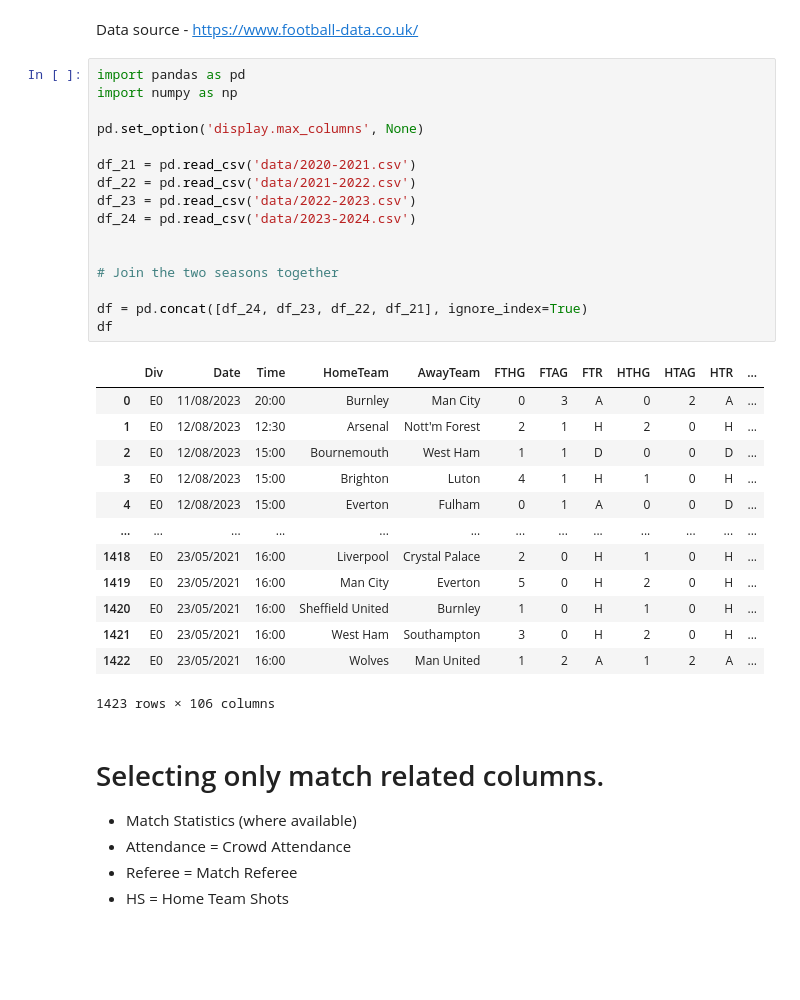
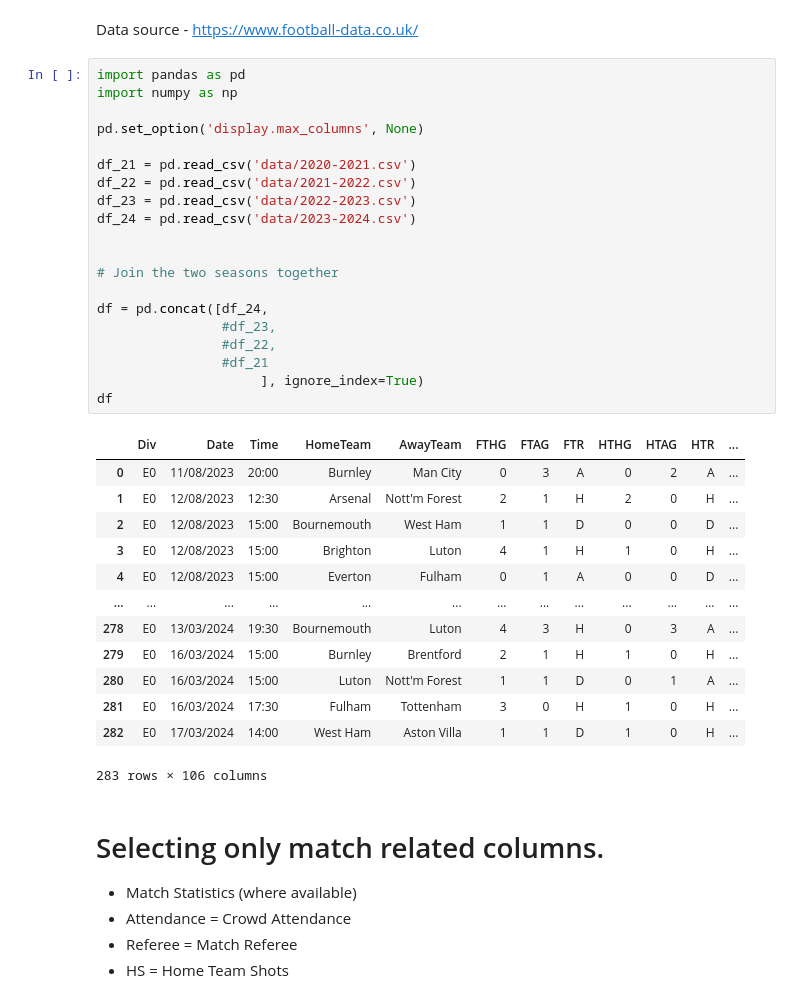
Before and after one commit to adilsaid64/bayesian-football-match-prediction, a Jupyter notebook: data-prep.ipynb, the cells around one changed output. Drawn from its saved outputs; the diff is of its cells as text; blank space fills up the shorter version.

```diff
--- a/data-prep.ipynb
+++ b/data-prep.ipynb
@@ -3,33 +3,37 @@ Data source - https://www.football-data.co.uk/
 # %%
 import pandas as pd
 import numpy as np
 
 pd.set_option('display.max_columns', None)
 
 df_21 = pd.read_csv('data/2020-2021.csv')
 df_22 = pd.read_csv('data/2021-2022.csv')
 df_23 = pd.read_csv('data/2022-2023.csv')
 df_24 = pd.read_csv('data/2023-2024.csv')
 
 
 # Join the two seasons together
 
-df = pd.concat([df_24, df_23, df_22, df_21], ignore_index=True)
+df = pd.concat([df_24,
+                #df_23,
+                #df_22,
+                #df_21
+                     ], ignore_index=True)
 df
 # %% [output]
 |  | Div | Date | Time | HomeTeam | AwayTeam | FTHG | FTAG | FTR | HTHG | HTAG | HTR | ... |
 | 0 | E0 | 11/08/2023 | 20:00 | Burnley | Man City | 0 | 3 | A | 0 | 2 | A | ... |
 | 1 | E0 | 12/08/2023 | 12:30 | Arsenal | Nott'm Forest | 2 | 1 | H | 2 | 0 | H | ... |
 | 2 | E0 | 12/08/2023 | 15:00 | Bournemouth | West Ham | 1 | 1 | D | 0 | 0 | D | ... |
 | 3 | E0 | 12/08/2023 | 15:00 | Brighton | Luton | 4 | 1 | H | 1 | 0 | H | ... |
 | 4 | E0 | 12/08/2023 | 15:00 | Everton | Fulham | 0 | 1 | A | 0 | 0 | D | ... |
 | ... | ... | ... | ... | ... | ... | ... | ... | ... | ... | ... | ... | ... |
-| 1418 | E0 | 23/05/2021 | 16:00 | Liverpool | Crystal Palace | 2 | 0 | H | 1 | 0 | H | ... |
-| 1419 | E0 | 23/05/2021 | 16:00 | Man City | Everton | 5 | 0 | H | 2 | 0 | H | ... |
-| 1420 | E0 | 23/05/2021 | 16:00 | Sheffield United | Burnley | 1 | 0 | H | 1 | 0 | H | ... |
-| 1421 | E0 | 23/05/2021 | 16:00 | West Ham | Southampton | 3 | 0 | H | 2 | 0 | H | ... |
-| 1422 | E0 | 23/05/2021 | 16:00 | Wolves | Man United | 1 | 2 | A | 1 | 2 | A | ... |
+| 278 | E0 | 13/03/2024 | 19:30 | Bournemouth | Luton | 4 | 3 | H | 0 | 3 | A | ... |
+| 279 | E0 | 16/03/2024 | 15:00 | Burnley | Brentford | 2 | 1 | H | 1 | 0 | H | ... |
+| 280 | E0 | 16/03/2024 | 15:00 | Luton | Nott'm Forest | 1 | 1 | D | 0 | 1 | A | ... |
+| 281 | E0 | 16/03/2024 | 17:30 | Fulham | Tottenham | 3 | 0 | H | 1 | 0 | H | ... |
+| 282 | E0 | 17/03/2024 | 14:00 | West Ham | Aston Villa | 1 | 1 | D | 1 | 0 | H | ... |
-1423 rows × 106 columns
+283 rows × 106 columns
 # %% [markdown]
 # Selecting only match related columns.
 
```
Also changed, not shown: parts of 23 cells of this notebook.
